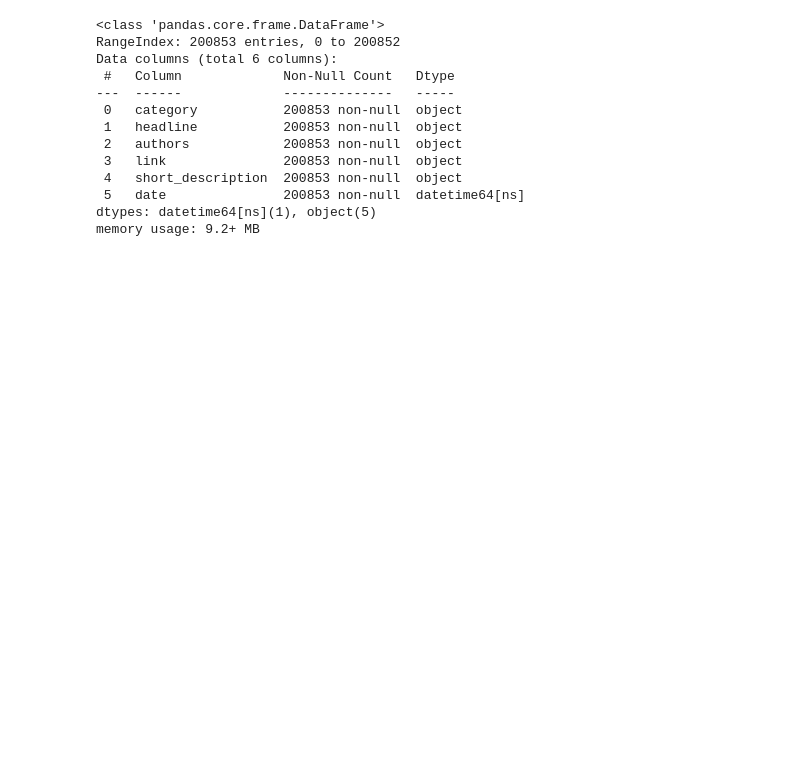
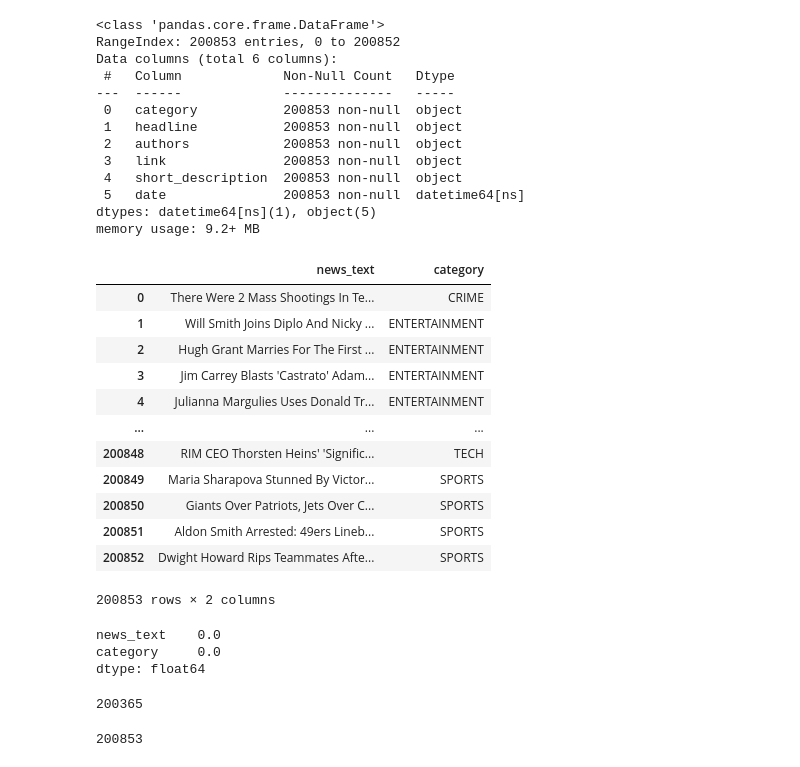
Before and after one commit to ignatovskiy/Data_Satanism, a Jupyter notebook: lab1_nlp/Lab1_nlp.ipynb, the cells around one changed output. Cells and saved outputs as stored; diff of their text form; code cells hidden in the pictures; blank space fills up the shorter version.

```diff
--- a/lab1_nlp/Lab1_nlp.ipynb
+++ b/lab1_nlp/Lab1_nlp.ipynb
@@ -51,0 +54,20 @@ memory usage: 9.2+ MB
+# %%
+df["news_text"] = df["headline"] + " " + df["short_description"]
+# %%
+data = df[["news_text", "category"]]
+# %%
+data
+# %% [output]
+|  | news_text | category |
+| 0 | There Were 2 Mass Shootings In Te... | CRIME |
+| 1 | Will Smith Joins Diplo And Nicky ... | ENTERTAINMENT |
+| 2 | Hugh Grant Marries For The First ... | ENTERTAINMENT |
+| 3 | Jim Carrey Blasts 'Castrato' Adam... | ENTERTAINMENT |
+| 4 | Julianna Margulies Uses Donald Tr... | ENTERTAINMENT |
+| ... | ... | ... |
+| 200848 | RIM CEO Thorsten Heins' 'Signific... | TECH |
+| 200849 | Maria Sharapova Stunned By Victor... | SPORTS |
+| 200850 | Giants Over Patriots, Jets Over C... | SPORTS |
+| 200851 | Aldon Smith Arrested: 49ers Lineb... | SPORTS |
+| 200852 | Dwight Howard Rips Teammates Afte... | SPORTS |
+200853 rows × 2 columns
@@ -51,0 +84,16 @@ memory usage: 9.2+ MB
+# %%
+# находим кол-во nan значений в датасете в процентах
+na_stats_sorted = find_persentage_of_nan(data)
+na_stats_sorted
+# %% [output]
+news_text    0.0
+category     0.0
+dtype: float64
+# %%
+len(data.news_text.unique())
+# %% [output]
+200365
+# %%
+len(data.news_text)
+# %% [output]
+200853
```
Also changed, not shown: parts of 35 cells of this notebook.
